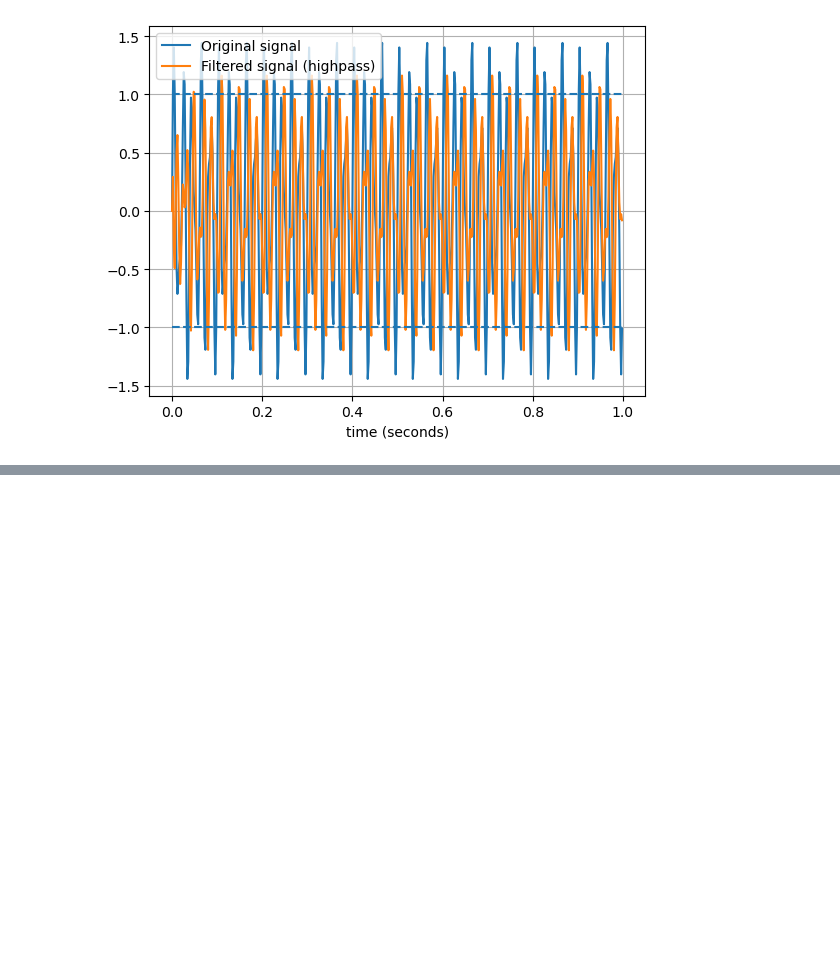
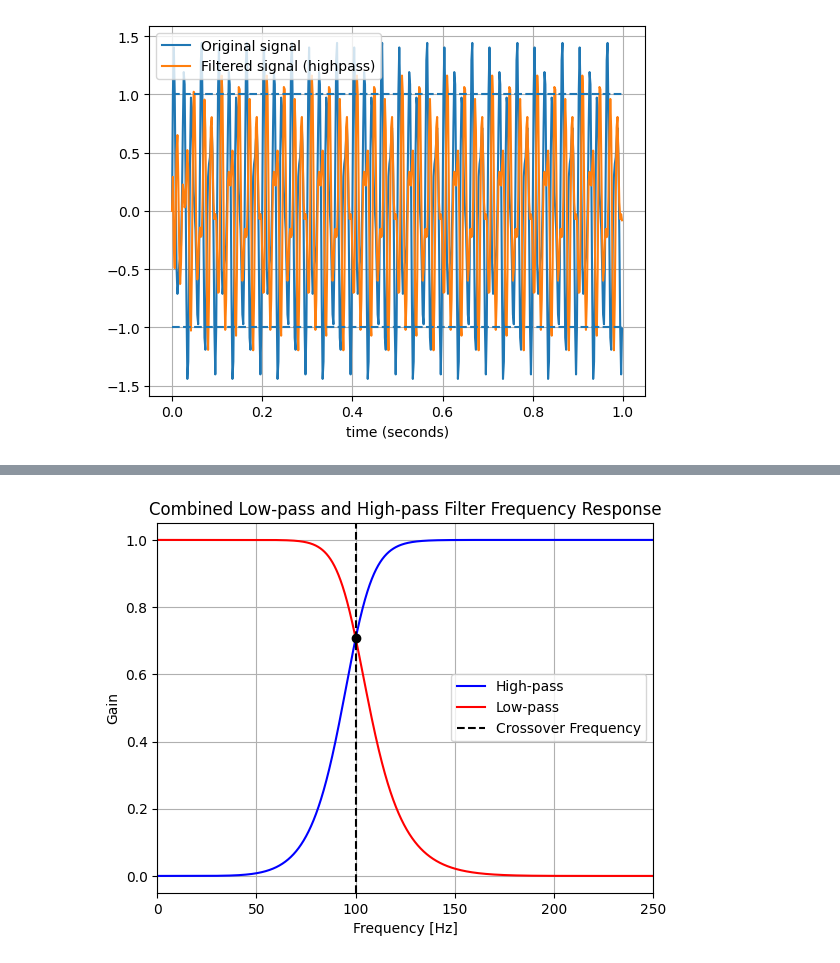
Before and after one commit to Darthph0enix7/IIR_Filter_Basics, a Jupyter notebook: Butterworth_Filter_Demo.ipynb, the cells around one changed output, grey strips where cells are left out. Drawn from its saved outputs; the diff is of its cells as text; code cells hidden in the pictures; blank space fills up the shorter version.

```diff
--- a/Butterworth_Filter_Demo.ipynb
+++ b/Butterworth_Filter_Demo.ipynb
@@ -126,0 +192,47 @@ plt.show()
+# %%
+import numpy as np
+import matplotlib.pyplot as plt
+from scipy.signal import butter, lfilter, freqz
+
+def butter_highpass(cutoff, fs, order=5):
+    nyq = 0.5 * fs
+    normal_cutoff = cutoff / nyq
+    b, a = butter(order, normal_cutoff, btype='high', analog=False)
+    return b, a
+
+def butter_lowpass(cutoff, fs, order=5):
+    nyq = 0.5 * fs
+    normal_cutoff = cutoff / nyq
+    b, a = butter(order, normal_cutoff, btype='low', analog=False)
+    return b, a
+
+# Sample rate and desired cutoff frequencies (in Hz).
+fs = 500.0
+cutoff = 100.0
+
+# Plot the frequency response for high-pass filter.
+b_high, a_high = butter_highpass(cutoff, fs, order=6)
+w_high, h_high = freqz(b_high, a_high, worN=8000)
+plt.plot(0.5 * fs * w_high / np.pi, np.abs(h_high), 'b', label='High-pass')
+
+# Plot the frequency response for low-pass filter.
+b_low, a_low = butter_lowpass(cutoff, fs, order=6)
+w_low, h_low = freqz(b_low, a_low, worN=8000)
+plt.plot(0.5 * fs * w_low / np.pi, np.abs(h_low), 'r', label='Low-pass')
+
+# Mark the cutoff frequency
+plt.plot(cutoff, 0.5*np.sqrt(2), 'ko')
+plt.axvline(cutoff, color='k', linestyle='--', label='Crossover Frequency')
+
+# Add labels and legend
+plt.xlim(0, 0.5*fs)
+plt.title("Combined Low-pass and High-pass Filter Frequency Response")
+plt.xlabel('Frequency [Hz]')
+plt.ylabel('Gain')
+plt.grid()
+plt.legend()
+
+# Show the plot
+plt.show()
+# %% [output]
+[figure, added]
```
Also changed, not shown: parts of 4 cells of this notebook.
